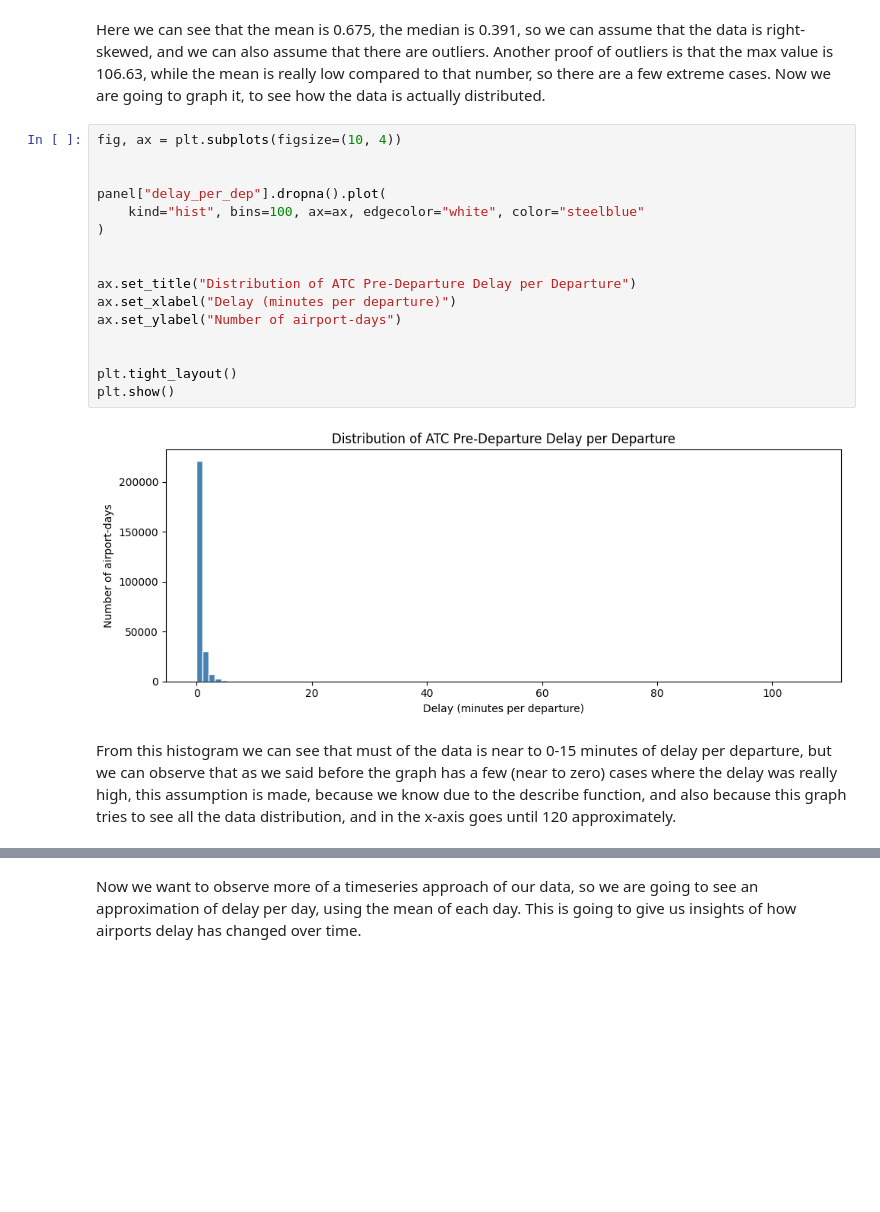
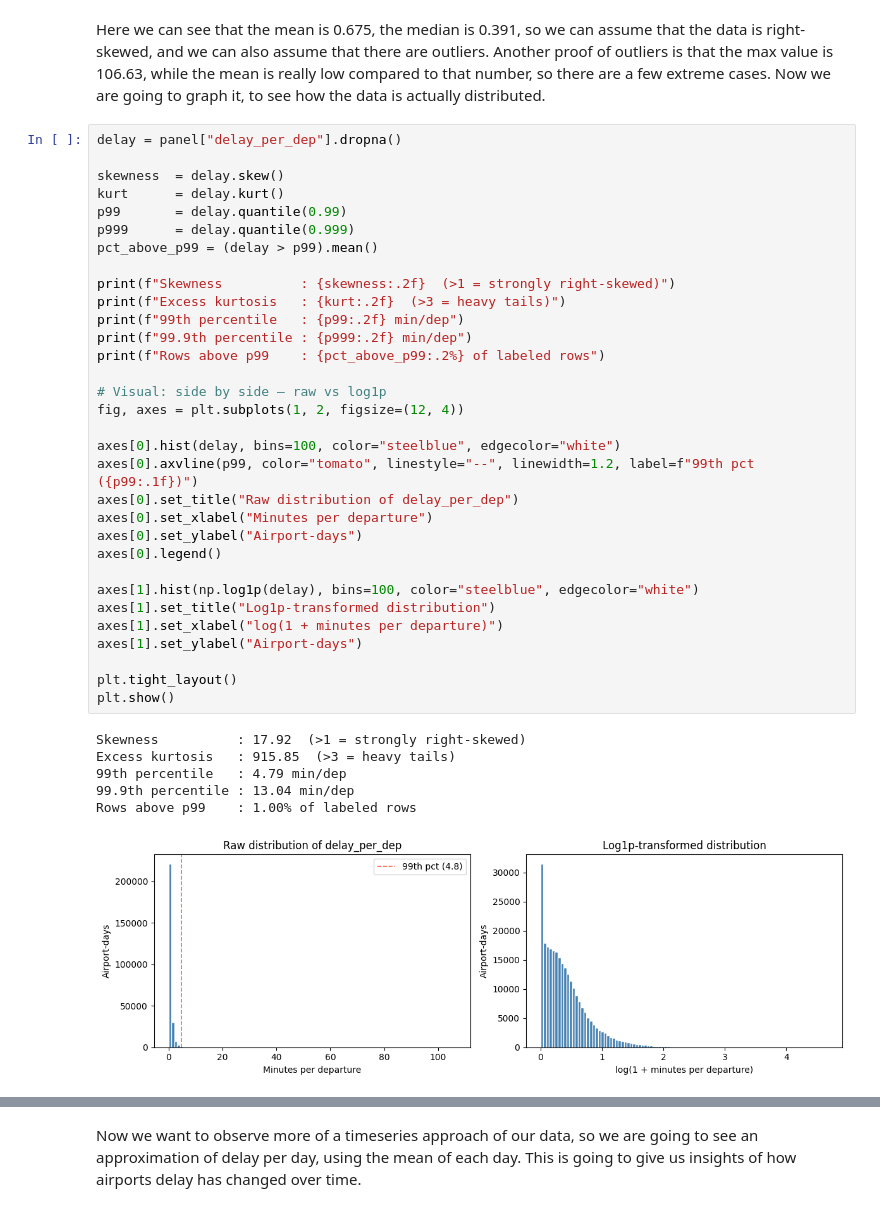
Before and after one commit to agarcia246/Machine_learning_Project, a Jupyter notebook: flight_delays.ipynb, the cells around one changed output, grey strips where cells are left out. Cells and saved outputs as stored; diff of their text form; blank space fills up the shorter version.

Commit message:
interpretation of missing values and distributions

```diff
--- a/flight_delays.ipynb
+++ b/flight_delays.ipynb
@@ -753,23 +753,42 @@ max         106.633333
 Name: delay_per_dep, dtype: float64
 # %% [markdown]
 Here we can see that the mean is 0.675, the median is 0.391, so we can assume that the data is right-skewed, and we can also assume that there are outliers. Another proof of outliers is that the max value is 106.63, while the mean is really low compared to that number, so there are a few extreme cases. Now we are going to graph it, to see how the data is actually distributed.
-# %%
-fig, ax = plt.subplots(figsize=(10, 4))
-
-
-panel["delay_per_dep"].dropna().plot(
-    kind="hist", bins=100, ax=ax, edgecolor="white", color="steelblue"
-)
-
-
-ax.set_title("Distribution of ATC Pre-Departure Delay per Departure")
-ax.set_xlabel("Delay (minutes per departure)")
-ax.set_ylabel("Number of airport-days")
-
-
-plt.tight_layout()
-plt.show()
-# %% [output]
-[figure, removed]
-# %% [markdown]
-From this histogram we can see that must of the data is near to 0-15 minutes of delay per departure, but we can observe that as we said before the graph has a few (near to zero) cases where the delay was really high, this assumption is made, because we know due to the describe function, and also because this graph tries to see all the data distribution, and in the x-axis goes until 120 approximately.
+# %%
+delay = panel["delay_per_dep"].dropna()
+
+skewness  = delay.skew()
+kurt      = delay.kurt()
+p99       = delay.quantile(0.99)
+p999      = delay.quantile(0.999)
+pct_above_p99 = (delay > p99).mean()
+
+print(f"Skewness          : {skewness:.2f}  (>1 = strongly right-skewed)")
+print(f"Excess kurtosis   : {kurt:.2f}  (>3 = heavy tails)")
+print(f"99th percentile   : {p99:.2f} min/dep")
+print(f"99.9th percentile : {p999:.2f} min/dep")
+print(f"Rows above p99    : {pct_above_p99:.2%} of labeled rows")
+
+# Visual: side by side — raw vs log1p
+fig, axes = plt.subplots(1, 2, figsize=(12, 4))
+
+axes[0].hist(delay, bins=100, color="steelblue", edgecolor="white")
+axes[0].axvline(p99, color="tomato", linestyle="--", linewidth=1.2, label=f"99th pct ({p99:.1f})")
+axes[0].set_title("Raw distribution of delay_per_dep")
+axes[0].set_xlabel("Minutes per departure")
+axes[0].set_ylabel("Airport-days")
+axes[0].legend()
+
+axes[1].hist(np.log1p(delay), bins=100, color="steelblue", edgecolor="white")
+axes[1].set_title("Log1p-transformed distribution")
+axes[1].set_xlabel("log(1 + minutes per departure)")
+axes[1].set_ylabel("Airport-days")
+
+plt.tight_layout()
+plt.show()
+# %% [output]
+Skewness          : 17.92  (>1 = strongly right-skewed)
+Excess kurtosis   : 915.85  (>3 = heavy tails)
+99th percentile   : 4.79 min/dep
+99.9th percentile : 13.04 min/dep
+Rows above p99    : 1.00% of labeled rows
+[figure, added]
```
Also changed, not shown: parts of 17 cells of this notebook.
